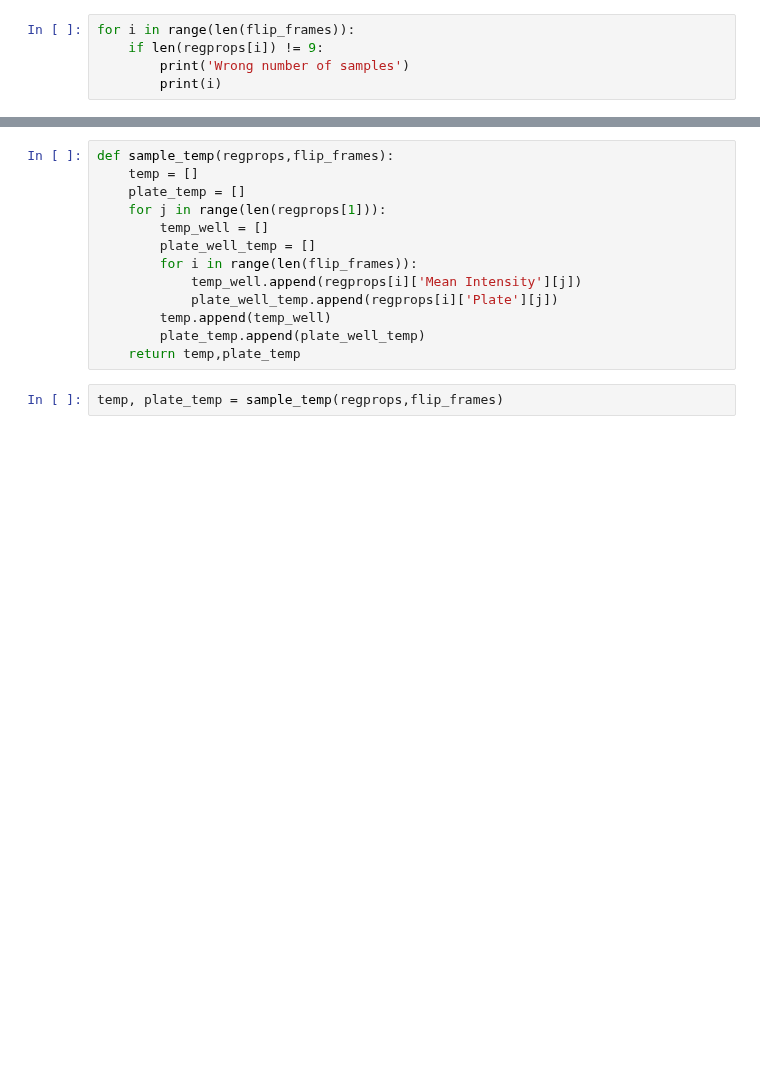
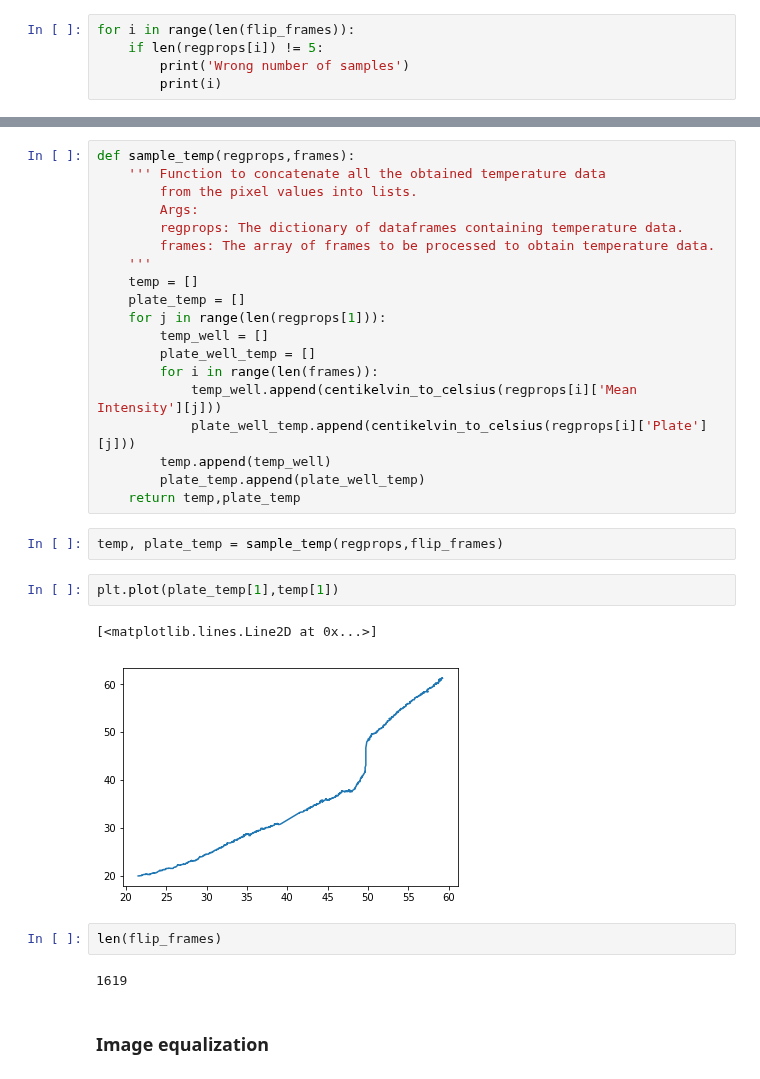
Before and after one commit to jrodguez/musical-robot, a Jupyter notebook: examples/Functionalizing code.ipynb, the cells around one changed output, grey strips where cells are left out. Drawn from its saved outputs; the diff is of its cells as text; blank space fills up the shorter version.

Commit message:
Functionalized all the code

```diff
--- a/examples/Functionalizing code.ipynb
+++ b/examples/Functionalizing code.ipynb
@@ -144,22 +151,39 @@ plt.scatter(regprops[0]['Plate_coord'],regprops[0]['X'])
 # %%
 for i in range(len(flip_frames)):
-    if len(regprops[i]) != 9:
+    if len(regprops[i]) != 5:
         print('Wrong number of samples')
         print(i)
 # %% [markdown]
 ### Function to obtain temperature of samples and plate temp
 # %%
-def sample_temp(regprops,flip_frames):
+def sample_temp(regprops,frames):
+    ''' Function to concatenate all the obtained temperature data
+        from the pixel values into lists.
+        Args:
+        regprops: The dictionary of dataframes containing temperature data.
+        frames: The array of frames to be processed to obtain temperature data.
+    '''
     temp = []
     plate_temp = []
     for j in range(len(regprops[1])):
         temp_well = []
         plate_well_temp = []
-        for i in range(len(flip_frames)):
-            temp_well.append(regprops[i]['Mean Intensity'][j])
-            plate_well_temp.append(regprops[i]['Plate'][j])
+        for i in range(len(frames)):
+            temp_well.append(centikelvin_to_celsius(regprops[i]['Mean Intensity'][j]))
+            plate_well_temp.append(centikelvin_to_celsius(regprops[i]['Plate'][j]))
         temp.append(temp_well)
         plate_temp.append(plate_well_temp)
     return temp,plate_temp
 # %%
 temp, plate_temp = sample_temp(regprops,flip_frames)
+# %%
+plt.plot(plate_temp[1],temp[1])
+# %% [output]
+[<matplotlib.lines.Line2D at 0x...>]
+[figure, added]
+# %%
+len(flip_frames)
+# %% [output]
+1619
+# %% [markdown]
+### Image equalization
```
Also changed, not shown: parts of 28 cells of this notebook, 1 other file.
